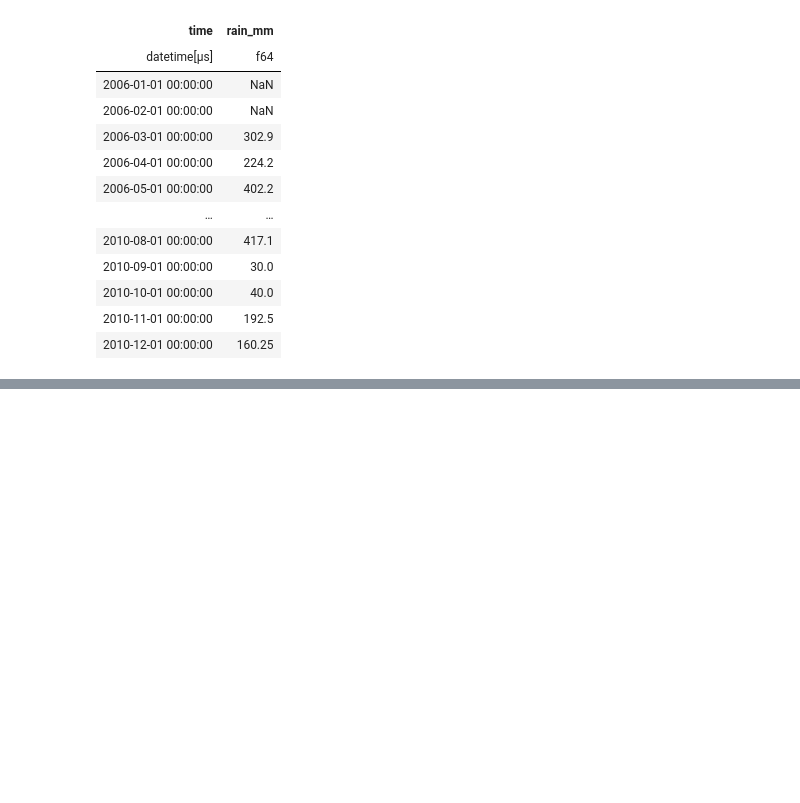
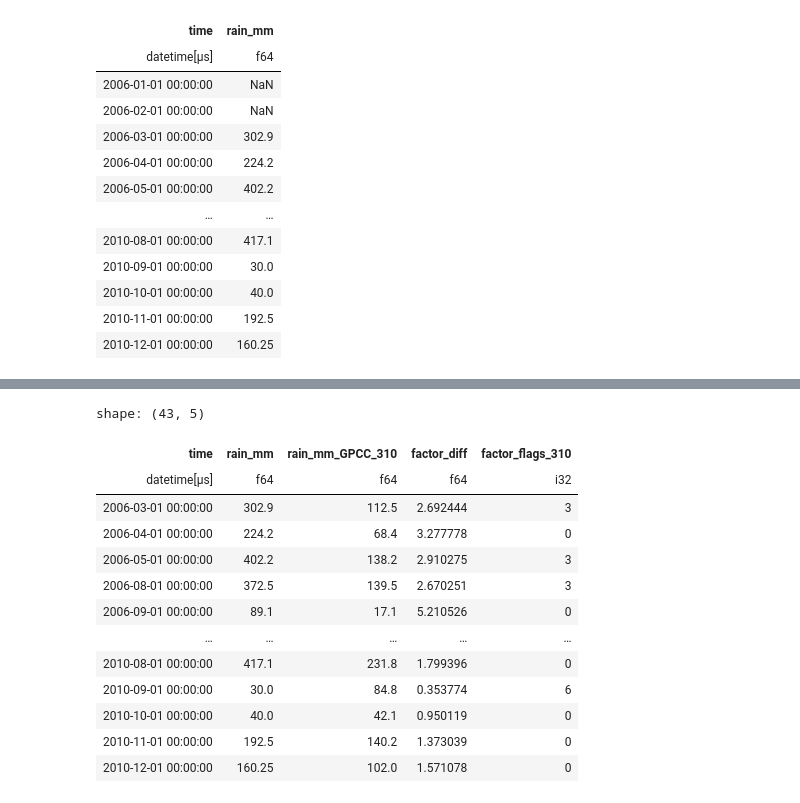
Before and after one commit to Thomasjkeel/RainfallQC-notebooks, a Jupyter notebook: notebooks/neighbour_checks.ipynb, the cells around one changed output, grey strips where cells are left out. Saved outputs shown, nothing was run; the diff lists cells and outputs as text; code cells hidden in the pictures; blank space fills up the shorter version.

```diff
--- a/notebooks/neighbour_checks.ipynb
+++ b/notebooks/neighbour_checks.ipynb
@@ -3110,0 +3207,17 @@ joined_gauges_gpcc_factor = compute_factor_diff_target_and_neighbour(joined_gaug
+# %%
+joined_gauges_gpcc_monthly_factor_flags
+# %% [output]
+shape: (43, 5)
+| time | rain_mm | rain_mm_GPCC_310 | factor_diff | factor_flags_310 |
+| datetime[μs] | f64 | f64 | f64 | i32 |
+| 2006-03-01 00:00:00 | 302.9 | 112.5 | 2.692444 | 3 |
+| 2006-04-01 00:00:00 | 224.2 | 68.4 | 3.277778 | 0 |
+| 2006-05-01 00:00:00 | 402.2 | 138.2 | 2.910275 | 3 |
+| 2006-08-01 00:00:00 | 372.5 | 139.5 | 2.670251 | 3 |
+| 2006-09-01 00:00:00 | 89.1 | 17.1 | 5.210526 | 0 |
+| … | … | … | … | … |
+| 2010-08-01 00:00:00 | 417.1 | 231.8 | 1.799396 | 0 |
+| 2010-09-01 00:00:00 | 30.0 | 84.8 | 0.353774 | 6 |
+| 2010-10-01 00:00:00 | 40.0 | 42.1 | 0.950119 | 0 |
+| 2010-11-01 00:00:00 | 192.5 | 140.2 | 1.373039 | 0 |
+| 2010-12-01 00:00:00 | 160.25 | 102.0 | 1.571078 | 0 |
```
Also changed, not shown: parts of 8 cells of this notebook.
